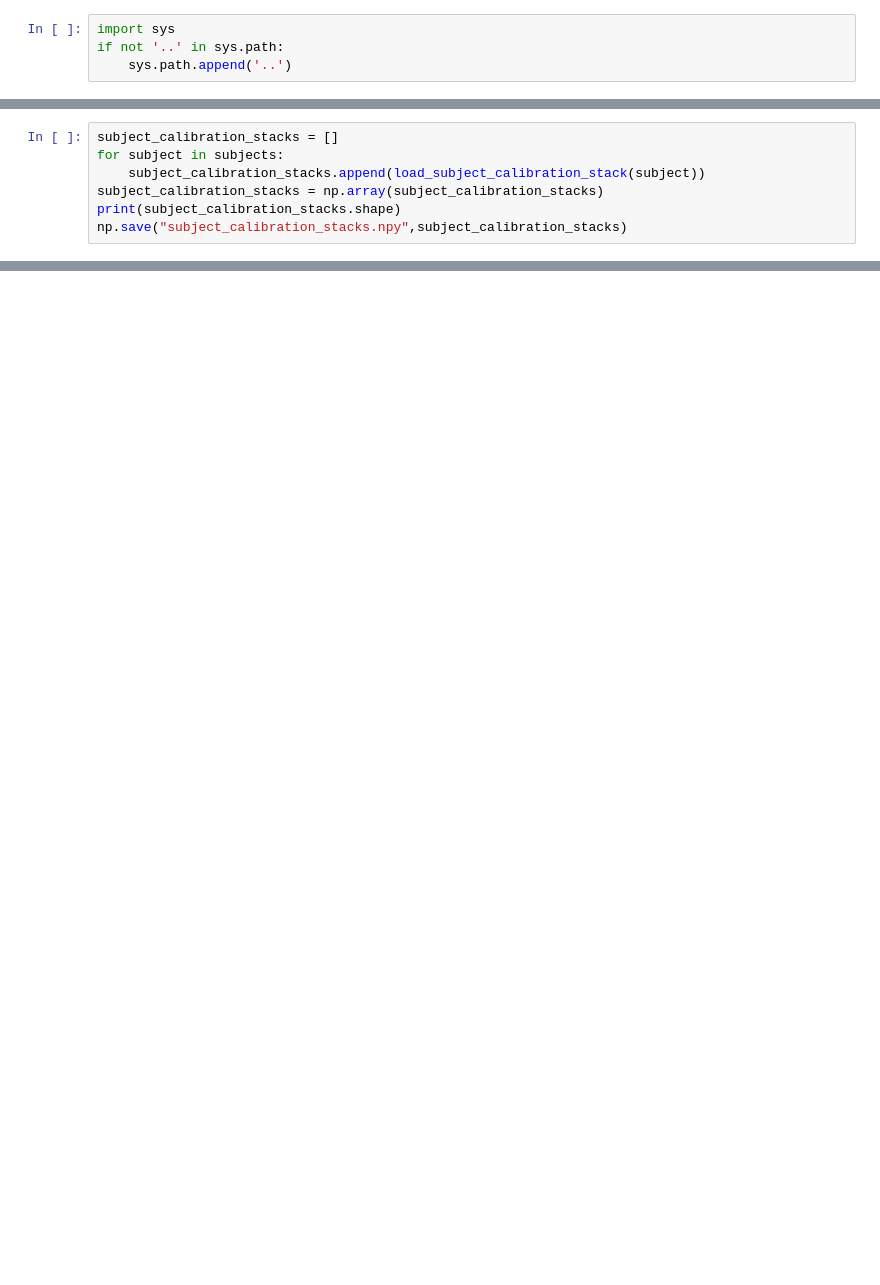
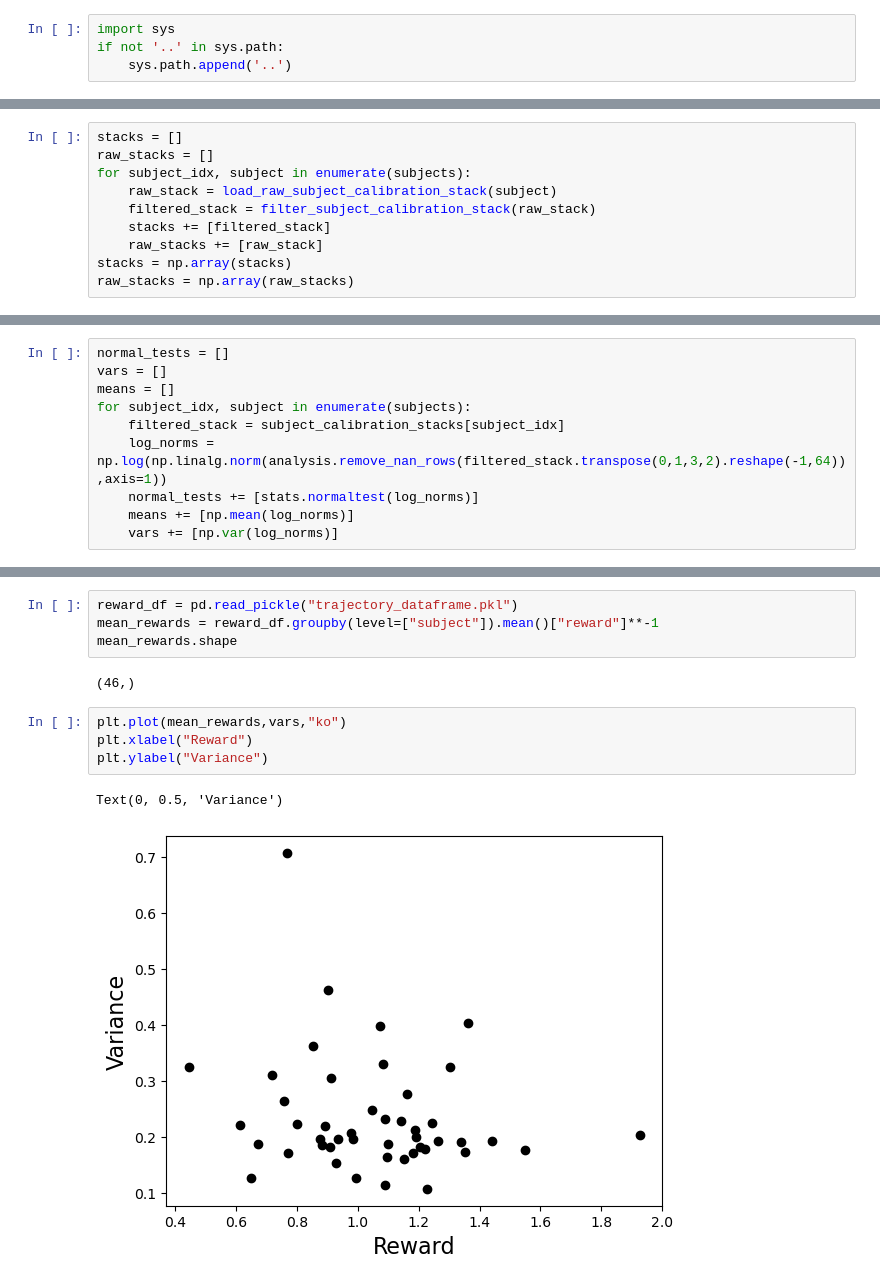
Before and after one commit to spewil/phd, a Jupyter notebook: analysis/notebooks/process_calibration_data.ipynb, the cells around one changed output, grey strips where cells are left out. Cells and saved outputs as stored; diff of their text form; blank space fills up the shorter version.

```diff
--- a/analysis/notebooks/process_calibration_data.ipynb
+++ b/analysis/notebooks/process_calibration_data.ipynb
@@ -93,7 +119,0 @@ for trial in stack.reshape(64,64,-1):
-# %%
-subject_calibration_stacks = []
-for subject in subjects:
-    subject_calibration_stacks.append(load_subject_calibration_stack(subject))
-subject_calibration_stacks = np.array(subject_calibration_stacks)
-print(subject_calibration_stacks.shape)
-np.save("subject_calibration_stacks.npy",subject_calibration_stacks)
@@ -101,0 +122,10 @@ np.save("subject_calibration_stacks.npy",subject_calibration_stacks)
+# %%
+stacks = []
+raw_stacks = []
+for subject_idx, subject in enumerate(subjects):
+    raw_stack = load_raw_subject_calibration_stack(subject)
+    filtered_stack = filter_subject_calibration_stack(raw_stack)
+    stacks += [filtered_stack]
+    raw_stacks += [raw_stack]
+stacks = np.array(stacks)
+raw_stacks = np.array(raw_stacks)
@@ -106,0 +169,10 @@ print(subject_calibration_stacks.shape)
+# %%
+normal_tests = []
+vars = []
+means = []
+for subject_idx, subject in enumerate(subjects):
+    filtered_stack = subject_calibration_stacks[subject_idx]
+    log_norms = np.log(np.linalg.norm(analysis.remove_nan_rows(filtered_stack.transpose(0,1,3,2).reshape(-1,64)),axis=1))
+    normal_tests += [stats.normaltest(log_norms)]
+    means += [np.mean(log_norms)]
+    vars += [np.var(log_norms)]
@@ -106,0 +302,13 @@ print(subject_calibration_stacks.shape)
+# %%
+reward_df = pd.read_pickle("trajectory_dataframe.pkl")
+mean_rewards = reward_df.groupby(level=["subject"]).mean()["reward"]**-1
+mean_rewards.shape
+# %% [output]
+(46,)
+# %%
+plt.plot(mean_rewards,vars,"ko")
+plt.xlabel("Reward")
+plt.ylabel("Variance")
+# %% [output]
+Text(0, 0.5, 'Variance')
+[figure, added]
```
Also changed, not shown: parts of 28 cells of this notebook, 23 other files.
